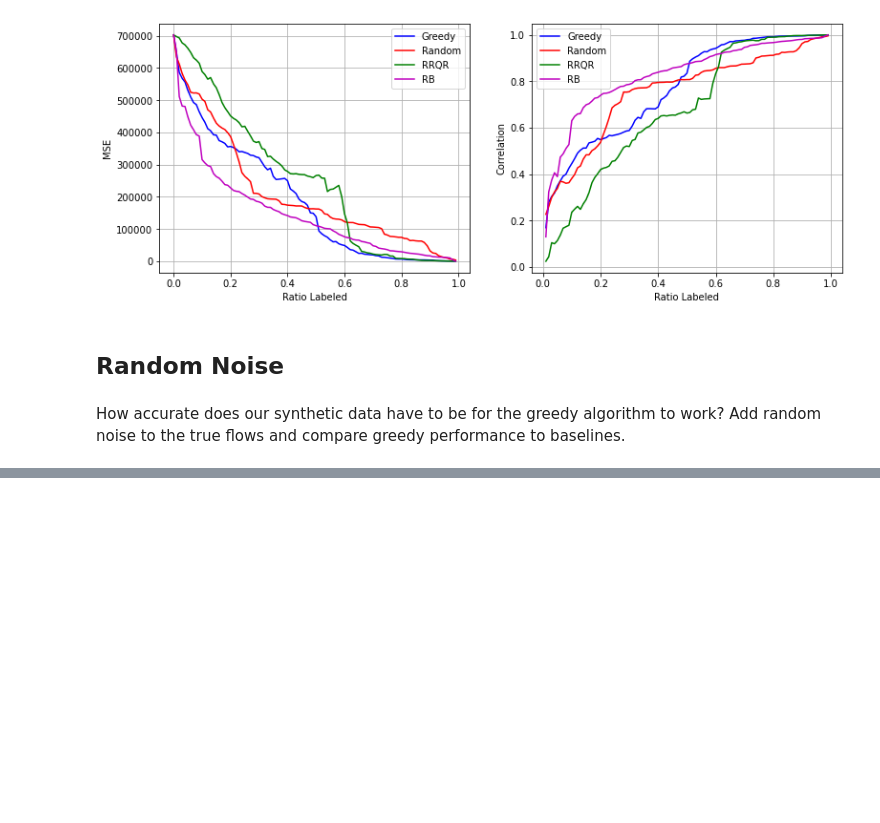
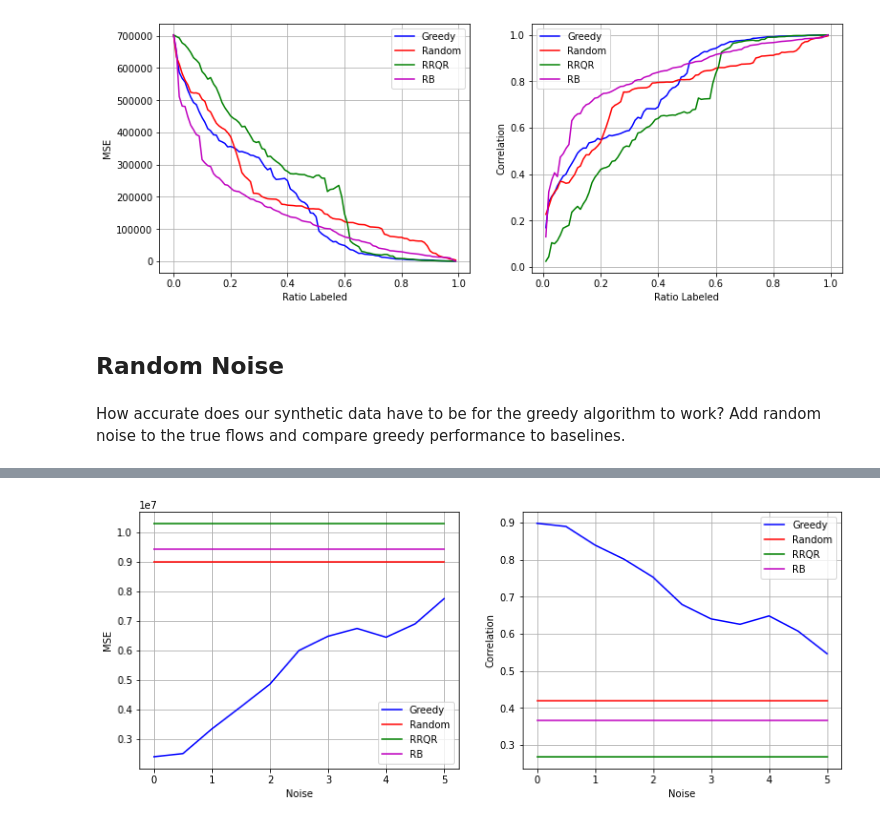
Before and after one commit to arnav-b/sensor-placement, a Jupyter notebook: unknown-flows.ipynb, the cells around one changed output, grey strips where cells are left out. Cells and saved outputs as stored; diff of their text form; code cells hidden in the pictures; blank space fills up the shorter version.

```diff
--- a/unknown-flows.ipynb
+++ b/unknown-flows.ipynb
@@ -188,0 +195,4 @@ plot_results(*read_tntp_graph("data/Anaheim/Anaheim_flow.tntp"), .1)
+# %%
+plot_noise_results(*read_tntp_graph("data/Chicago-Sketch/ChicagoSketch_flow.tntp"), .1)
+# %% [output]
+[figure, added]
```
Also changed, not shown: parts of 4 cells of this notebook.
